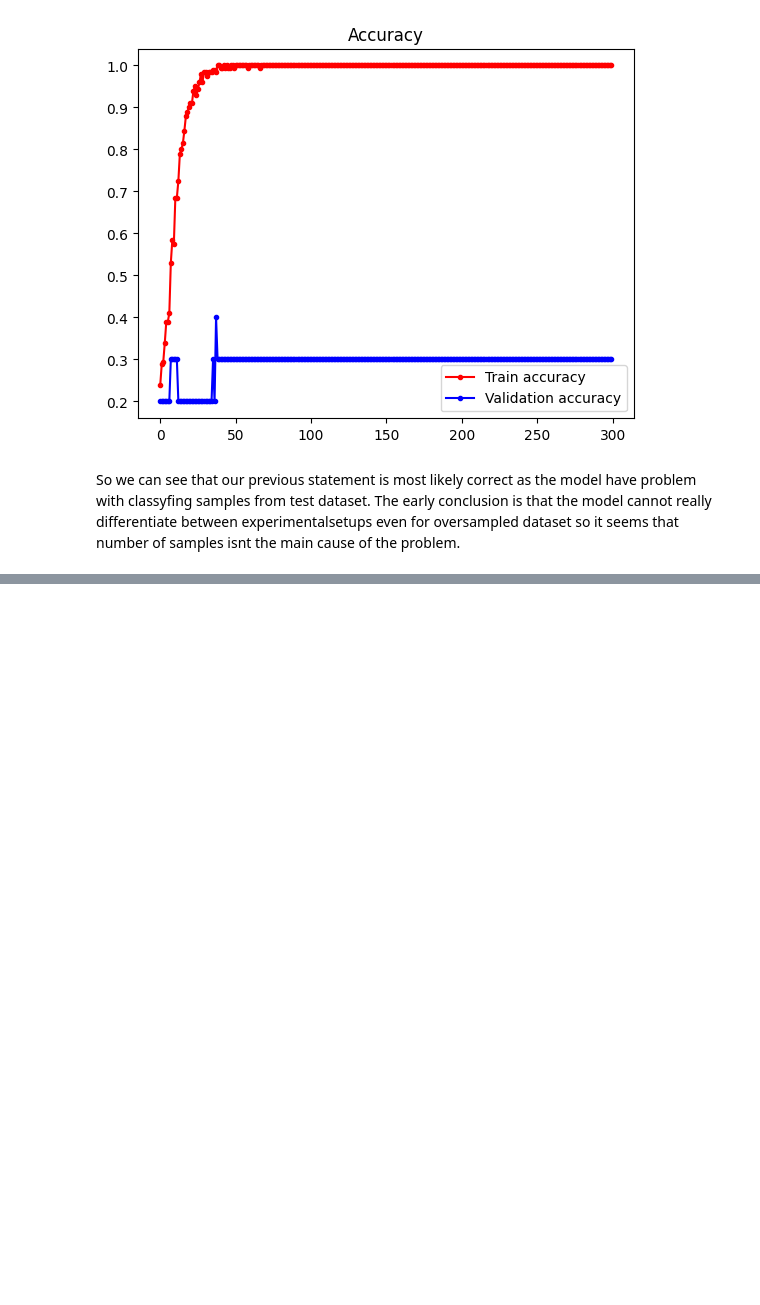
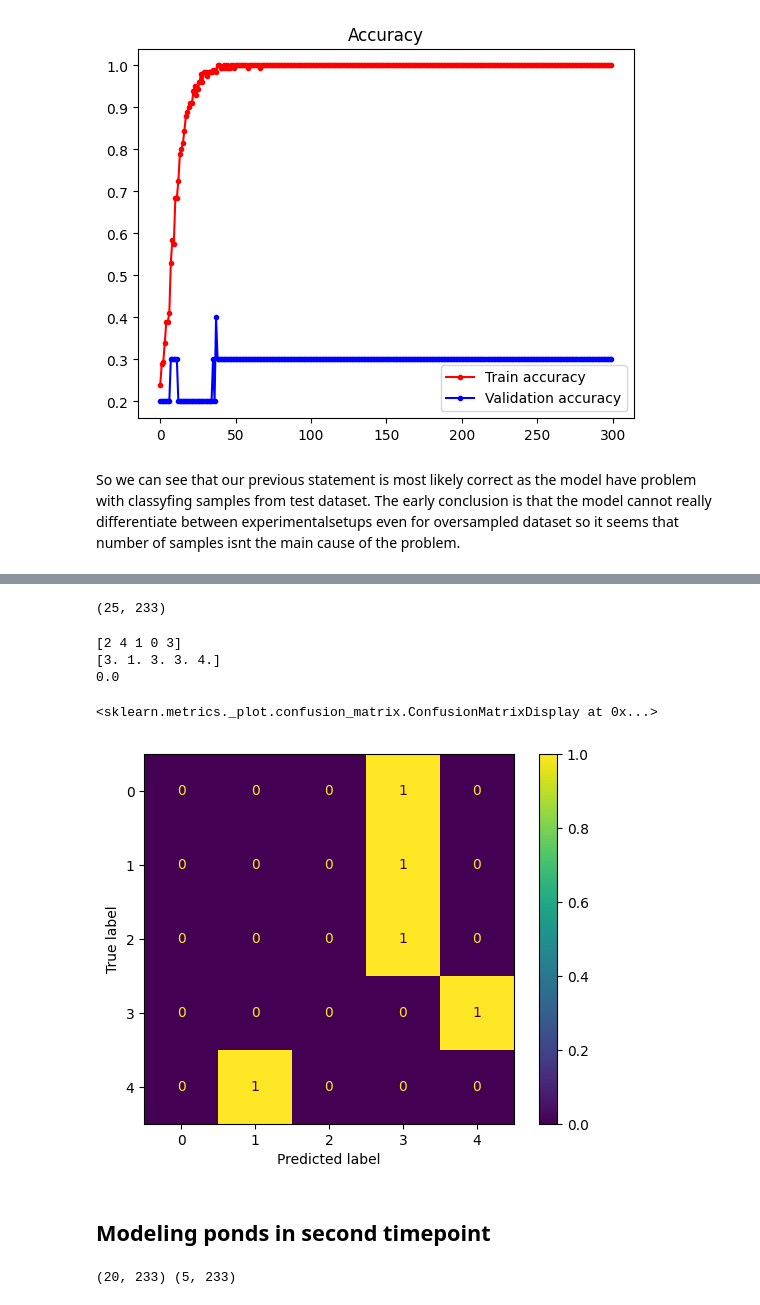
Before and after one commit to paq88/Fish_neural_network_classifier, a Jupyter notebook: sed_based/Sediment_3_1vsMany.ipynb, the cells around one changed output, grey strips where cells are left out. Saved outputs shown, nothing was run; the diff lists cells and outputs as text; code cells hidden in the pictures; blank space fills up the shorter version.

```diff
--- a/sed_based/Sediment_3_1vsMany.ipynb
+++ b/sed_based/Sediment_3_1vsMany.ipynb
@@ -878,0 +952,42 @@ So we can see that our previous statement is most likely correct as the model ha
+# %%
+df_first_tp = df[df['timepoint'] == 0]
+print(df_first_tp.shape)
+df1tp_train, df1tp_test = train_test_split(df_first_tp, test_size=5, random_state=111, stratify=df_first_tp['pond'])
+X_2_train = df1tp_train[predictors].values
+X_2_test = df1tp_test[predictors].values
+# %% [output]
+(25, 233)
+# %%
+dtrain = xgb.DMatrix(X_2_train, label=df1tp_train['pond'].values)
+dtest = xgb.DMatrix(X_2_test, label=df1tp_test['pond'].values)
+bst3_1 = xgb.train(params, dtrain, num_boost_round=100)
+
+xgb_pred = bst3_1.predict(dtest)
+xgb_acc = accuracy_score(df1tp_test['pond'].values, xgb_pred)
+# %%
+print(df1tp_test['pond'].values)
+print(xgb_pred)
+print(xgb_acc)
+
+cm = confusion_matrix(df1tp_test['pond'].values, xgb_pred)
+ConfusionMatrixDisplay(cm, display_labels=[0,1,2,3,4]).plot()
+# %% [output]
+[2 4 1 0 3]
+[3. 1. 3. 3. 4.]
+0.0
+<sklearn.metrics._plot.confusion_matrix.ConfusionMatrixDisplay at 0x...>
+[figure, added]
+# %% [markdown]
+## Modeling ponds in second timepoint
+# %%
+df_second_tp = df[df['timepoint'] == 1]
+df_second_tp.shape
+
+df_2tp_train, df_2tp_test = train_test_split(df_second_tp, test_size=5, random_state=111, stratify=df_second_tp['pond'])
+print(df_2tp_train.shape, df_2tp_test.shape)
+X_2_train = df_2tp_train[predictors].values
+y_2_train = df_2tp_train['pond'].values
+X_2_test = df_2tp_test[predictors].values
+y_2_test = df_2tp_test['pond'].values
+# %% [output]
+(20, 233) (5, 233)
```
Also changed, not shown: parts of 18 cells of this notebook, 3 other files.
